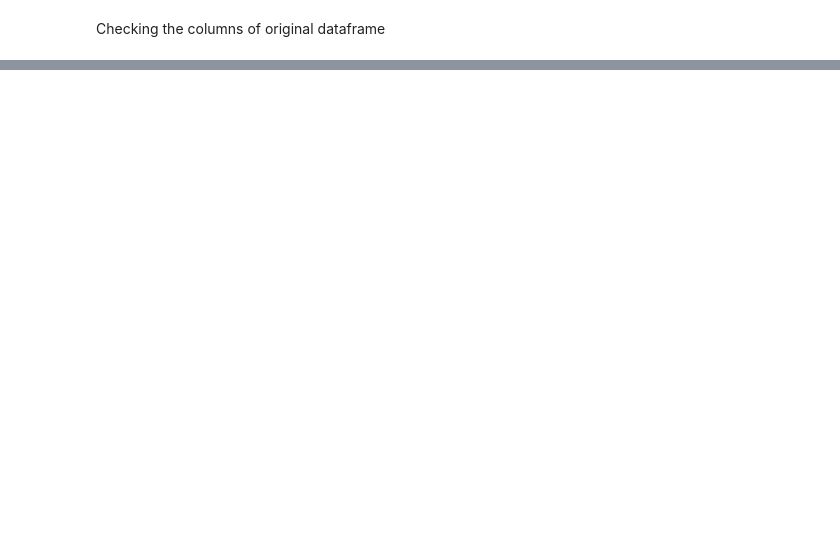
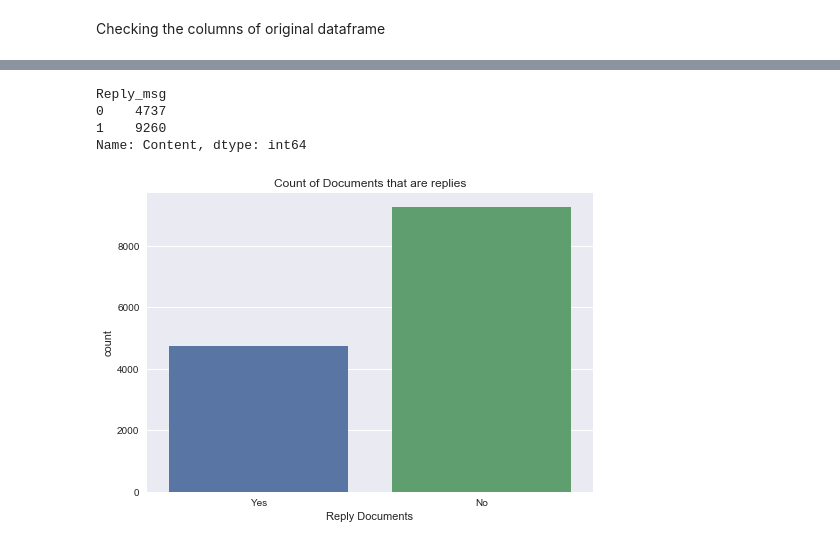
Before and after one commit to Chialijuan/20Newsgrp-Analysis, a Jupyter notebook: 20 Newsgroups YY.ipynb, the cells around one changed output, grey strips where cells are left out. Cells and saved outputs as stored; diff of their text form; code cells hidden in the pictures; blank space fills up the shorter version.

```diff
--- a/20 Newsgroups YY.ipynb
+++ b/20 Newsgroups YY.ipynb
@@ -151,0 +329,11 @@ dtype: int64
+# %%
+print train_x.groupby('Reply_msg').count()['Content']
+ax = seaborn.countplot(x='Reply_msg', data=train_x)
+ax.set(title = 'Count of Documents that are replies', xlabel = 'Reply Documents', xticklabels = ["Yes", 'No'])
+plt.show()
+# %% [output]
+Reply_msg
+0    4737
+1    9260
+Name: Content, dtype: int64
+[figure, added]
```
Also changed, not shown: parts of 28 cells of this notebook, 4 other files.
